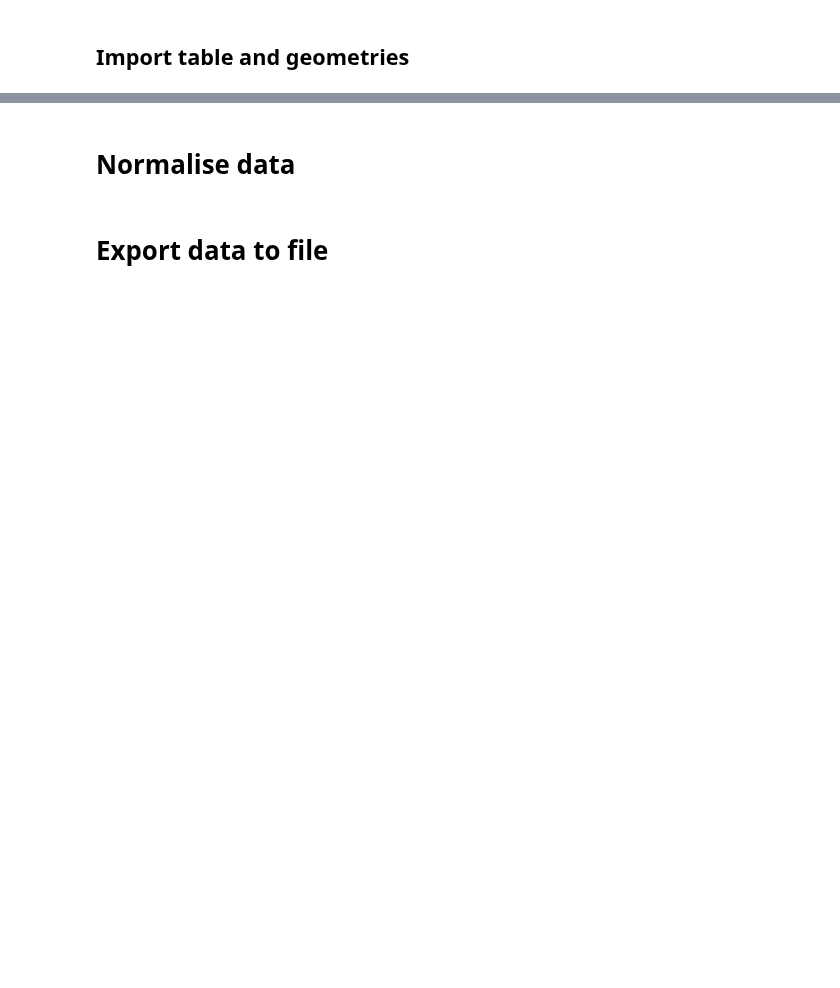
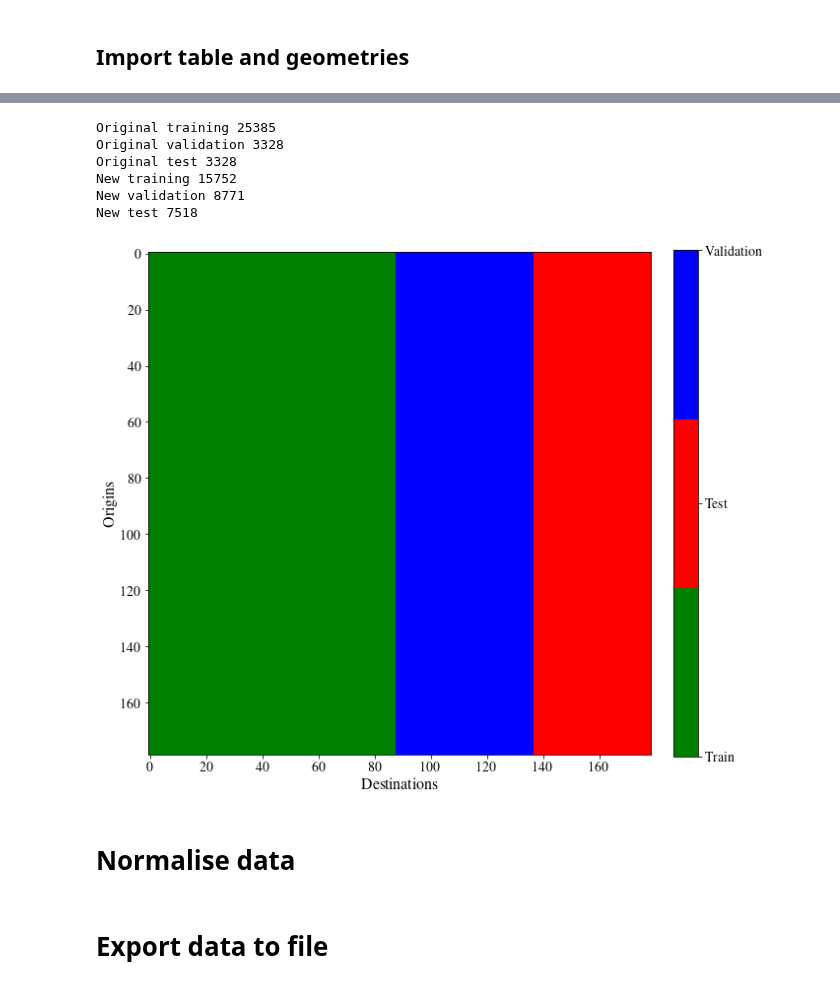
Before and after one commit to YannisZa/GeNSIT, a Jupyter notebook: notebooks/Preprocessing OD benchmark data.ipynb, the cells around one changed output, grey strips where cells are left out. Drawn from its saved outputs; the diff is of its cells as text; code cells hidden in the pictures; blank space fills up the shorter version.

```diff
--- a/notebooks/Preprocessing OD benchmark data.ipynb
+++ b/notebooks/Preprocessing OD benchmark data.ipynb
@@ -15,9 +15,13 @@ from tqdm.auto import tqdm
 
 from gensit.utils import *
 from gensit.utils.notebook_functions import *
+from gensit.static.plot_variables import LATEX_RC_PARAMETERS
 
 %matplotlib inline
 
 # AUTO RELOAD EXTERNAL MODULES
 %load_ext autoreload
 %autoreload 2
+
+# LaTeX font configuration
+mpl.rcParams.update(LATEX_RC_PARAMETERS)
@@ -168,23 +196,44 @@ assert len(new_validation_cells)+len(new_test_cells)+len(new_zero_training_cells
+# %%
+print('Original training', len(zero_and_train_cells))
+print('Original validation', len(validation_cells))
+print('Original test', len(test_cells))
+print('New training', len(new_zero_training_cells))
+print('New validation', len(new_validation_cells))
+print('New test', len(new_test_cells))
+# %% [output]
+Original training 25385
+Original validation 3328
+Original test 3328
+New training 15752
+New validation 8771
+New test 7518
 # %%
 table_masks = np.zeros((I,J))
 for ntc in new_test_cells:
     table_masks[ntc[0],ntc[1]] = 1
 for nvc in new_validation_cells:
     table_masks[nvc[0],nvc[1]] = 2
 fig,ax = plt.subplots(1,1,figsize=(10, 10))
 colors = ['green','red','blue']
 cmap = mpl.colors.ListedColormap(colors)
 heatmap = plt.imshow(table_masks, cmap=cmap, aspect='equal', interpolation='nearest')
 cbar = plt.colorbar(ticks=[0,1,2],fraction=0.046, pad=0.04)
 cbar.set_ticklabels(['Train', 'Test','Validation'])
 cbar.ax.tick_params(labelsize=14)
 # ax.set_xticks([])
 # ax.set_yticks([])
 ax.tick_params(axis='both', labelsize=14)
 ax.set_xlabel('Destinations', fontsize=16)
 ax.set_ylabel('Origins', fontsize=16)
 # fig.tight_layout()
-plt.show()
+# plt.show()
+
+fig.savefig(
+    f"../data/outputs/DC/exp1/paper_figures/train_test_split/new_train_test_validation_split.pdf",
+    format='pdf'
+)
+# %% [output]
+[figure, added]
 # %%
 # Number of zeros by column
 zeros_by_col = (region_features == 0).astype(int).sum(axis=0).to_dict()
```
Also changed, not shown: parts of 4 cells of this notebook, 1 other file.
